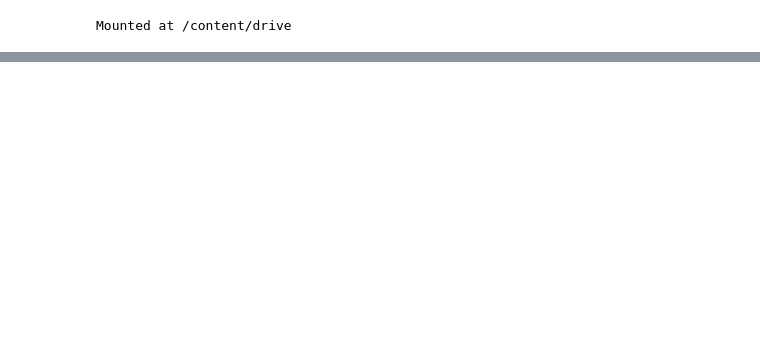
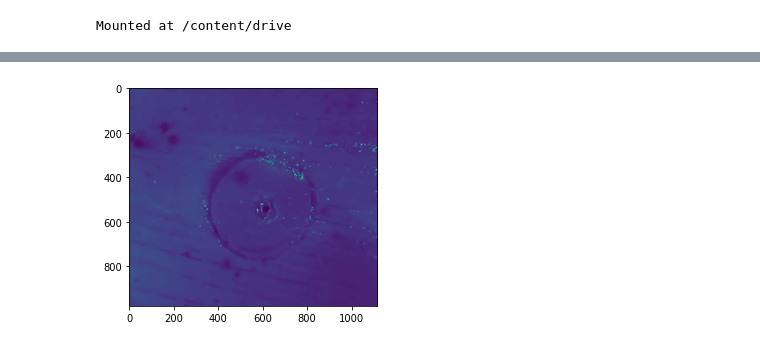
Before and after one commit to lmkelly16/BYU-REU-2022, a Jupyter notebook: ZOI_44_C.ipynb, the cells around one changed output, grey strips where cells are left out. Drawn from its saved outputs; the diff is of its cells as text; code cells hidden in the pictures; blank space fills up the shorter version.

```diff
--- a/ZOI_44_C.ipynb
+++ b/ZOI_44_C.ipynb
@@ -34,0 +42,6 @@ array(['/content/drive/MyDrive/BYU_REU_images/1Z_44_A.tiff',
+# %%
+# see how good the contrast is
+cim = im[:,:,0]
+plt.imshow(cim);
+# %% [output]
+[figure, added]
```
Also changed, not shown: parts of 4 cells of this notebook.
